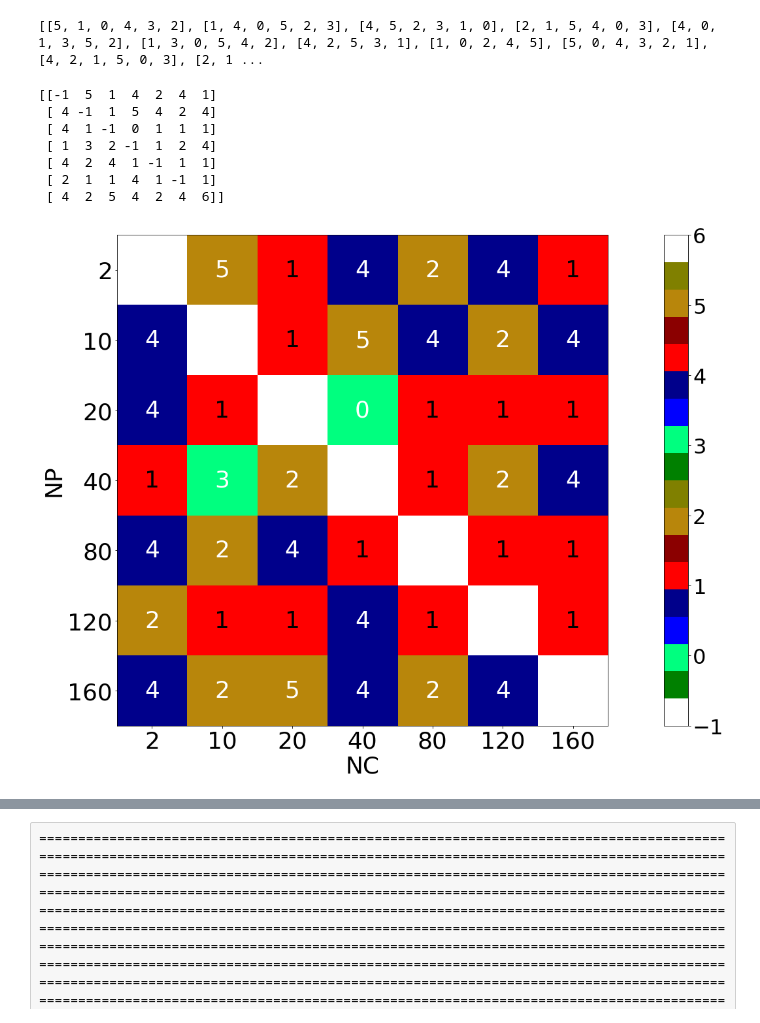
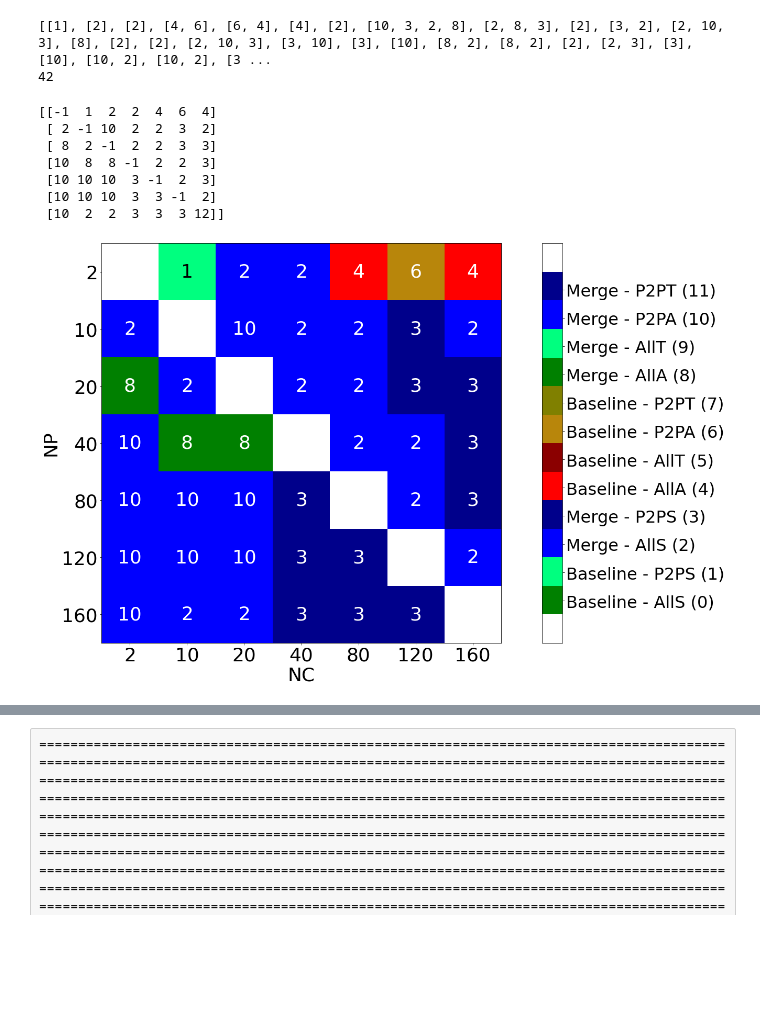
Before and after one commit to hpca-uji/Proteo, a Jupyter notebook: Analysis/new_analyser.ipynb, the cells around one changed output, grey strips where cells are left out. Drawn from its saved outputs; the diff is of its cells as text; code cells hidden in the pictures; blank space fills up the shorter version.

```diff
--- a/Analysis/new_analyser.ipynb
+++ b/Analysis/new_analyser.ipynb
@@ -299,24 +349,28 @@ def results_with_perc(tipo, data_aux, configurations, rms_boundary=0):
 # %%
-checked_type='te'
+checked_type='T_total'
 use_perc = True
-rms_boundary=0 # Poner a 0 para perspectiva de app. Valor >0 y <1 para perspectiva de RMS
-if checked_type=='te':
+rms_boundary=0.1 # Poner a 0 para perspectiva de app. Valor >0 y <1 para perspectiva de RMS
+if checked_type=='T_total':
     tipo="T_total"
     data_aux=grouped_aggG
-elif checked_type=='tc':
-    tipo="TC"
-    data_aux=dfM
+    used_config = configurations
+elif checked_type=='T_Malleability':
+    tipo="T_Malleability"
+    data_aux=grouped_aggM
+    used_config = configurations_simple
 
 if use_perc:
-    results = results_with_perc(tipo, data_aux, configurations, rms_boundary)
+    results = results_with_perc(tipo, data_aux, used_config, rms_boundary)
 else:
     #results = results_with_st(tipo, data_aux)
     results = None
 #Results is a 2 dimensional array. First dimensional indicates winners of a particulal number of processes (NP->NC).
 #Second dimension is an ordered preference of indexes in the array configurations.
 print(results)
+print(len(results))
 # %% [output]
-[[5, 1, 0, 4, 3, 2], [1, 4, 0, 5, 2, 3], [4, 5, 2, 3, 1, 0], [2, 1, 5, 4, 0, 3], [4, 0, 1, 3, 5, 2], [1, 3, 0, 5, 4, 2], [4, 2, 5, 3, 1], [1, 0, 2, 4, 5], [5, 0, 4, 3, 2, 1], [4, 2, 1, 5, 0, 3], [2, 1 ...
+[[1], [2], [2], [4, 6], [6, 4], [4], [2], [10, 3, 2, 8], [2, 8, 3], [2], [3, 2], [2, 10, 3], [8], [2], [2], [2, 10, 3], [3, 10], [3], [10], [8, 2], [8, 2], [2], [2, 3], [3], [10], [10, 2], [10, 2], [3 ...
+42
 # %%
 #Lista de indices de mayor a menor de los valores
 aux_array = []
@@ -354,16 +408,16 @@ else:
                     if aux_keys[index] in results[results_index]:
                         heatmap[i][j]=aux_keys[index]
                         break
-heatmap[-1][-1]=len(configurations)
+heatmap[-1][-1]=len(used_config)
 print(heatmap)
 # %% [output]
-[[-1  5  1  4  2  4  1]
- [ 4 -1  1  5  4  2  4]
- [ 4  1 -1  0  1  1  1]
- [ 1  3  2 -1  1  2  4]
- [ 4  2  4  1 -1  1  1]
- [ 2  1  1  4  1 -1  1]
- [ 4  2  5  4  2  4  6]]
+[[-1  1  2  2  4  6  4]
+ [ 2 -1 10  2  2  3  2]
+ [ 8  2 -1  2  2  3  3]
+ [10  8  8 -1  2  2  3]
+ [10 10 10  3 -1  2  3]
+ [10 10 10  3  3 -1  2]
+ [10  2  2  3  3  3 12]]
 # %%
 #Adapta results a una cadena asegurando que cada cadena no se sale de su celda
 results_str = []
@@ -398,8 +452,7 @@ ax=f.add_subplot(111)
 
 myColors = (colors.to_rgba("white"),colors.to_rgba("green"), colors.to_rgba("springgreen"),colors.to_rgba("blue"),colors.to_rgba("darkblue"),
             colors.to_rgba("red"),colors.to_rgba("darkred"),colors.to_rgba("darkgoldenrod"),colors.to_rgba("olive"),
-            colors.to_rgba("green"), colors.to_rgba("springgreen"),colors.to_rgba("blue"),colors.to_rgba("darkblue"),
-            colors.to_rgba("red"),colors.to_rgba("darkred"),colors.to_rgba("darkgoldenrod"),colors.to_rgba("olive"),colors.to_rgba("white"))
+            colors.to_rgba("green"), colors.to_rgba("springgreen"),colors.to_rgba("blue"),colors.to_rgba("darkblue"),colors.to_rgba("white"))
 cmap = LinearSegmentedColormap.from_list('Custom', myColors, len(myColors))
 
 im = ax.imshow(heatmap,cmap=cmap,interpolation='nearest')
@@ -410,43 +463,43 @@ for i in range(len(processes)):
     for j in range(len(processes)):
         if i!=j:
             aux_color="white"
-            if heatmap[i, j] == 1: # El 1 puede necesitar texto en negro
+            if heatmap[i, j] == 1 or heatmap[i, j] == 9: # El 1 puede necesitar texto en negro
                 aux_color="black"
             results_index = i*len(processes) +j-used_aux
             if len(results_str[results_index]) == 1:
                 text = results_str[results_index][0]
                 ax.text(j, i, text, ha="center", va="center", color=aux_color, fontsize=36)
             else:
                 add_aux = 0.33
                 for line in range(len(results_str[results_index])):
                     i_range = i - 0.5 + add_aux
                     ax.text(j, i_range, results_str[results_index][line],
                             ha="center", va="center", color=aux_color, fontsize=36)
                     add_aux+=0.33
         else:
             used_aux+=1
 
 ax.set_ylabel("NP", fontsize=36)
 ax.set_xlabel("NC", fontsize=36)
 
 ax.set_xticklabels(['']+processes, fontsize=36)
 ax.set_yticklabels(['']+processes, fontsize=36)
 
 
-#labelsMethods_aux = ['Baseline - AllS (0)', 'Invalid (1)','Baseline - P2PS (2)','Invalid (3)',
-#                    'Merge -AllS (4)','Invalid (5)','Merge -P2PS (6)','Invalid(7)',
-#                    'Baseline - AllA (8)', 'Baseline - AllT (9)','Baseline - P2PA (10)','Baseline - P2PT (11)',
-#                    'Merge -AllA (12)','Merge - AllT (13)','Merge -P2PA (14)','Merge - P2PT (15)']
+labelsMethods_aux = ['Baseline - AllS (0)', 'Baseline - P2PS (1)',
+                    'Merge - AllS (2)','Merge - P2PS (3)',
+                    'Baseline - AllA (4)', 'Baseline - AllT (5)','Baseline - P2PA (6)','Baseline - P2PT (7)',
+                    'Merge - AllA (8)','Merge - AllT (9)','Merge - P2PA (10)','Merge - P2PT (11)']
 colorbar=f.colorbar(im, ax=ax)
 tick_bar = []
-for i in range(len(configurations)):
-    tick_bar.append(0.35 + i*0.95) #TE
-#colorbar.set_ticks(tick_bar)
-#colorbar.set_ticklabels(labelsMethods_aux)
+for i in range(len(used_config)):
+    tick_bar.append(0.37 + i*0.92) #TE
+colorbar.set_ticks(tick_bar)
+colorbar.set_ticklabels(labelsMethods_aux)
 colorbar.ax.tick_params(labelsize=32)
 #
 
 f.tight_layout()
 f.savefig("Images/Spawn/Heatmap_"+tipo+".png", format="png")
 # %% [output]
-[figure, old version]
+[figure, new version]
```
Also changed, not shown: parts of 17 cells of this notebook, 1 other file.
